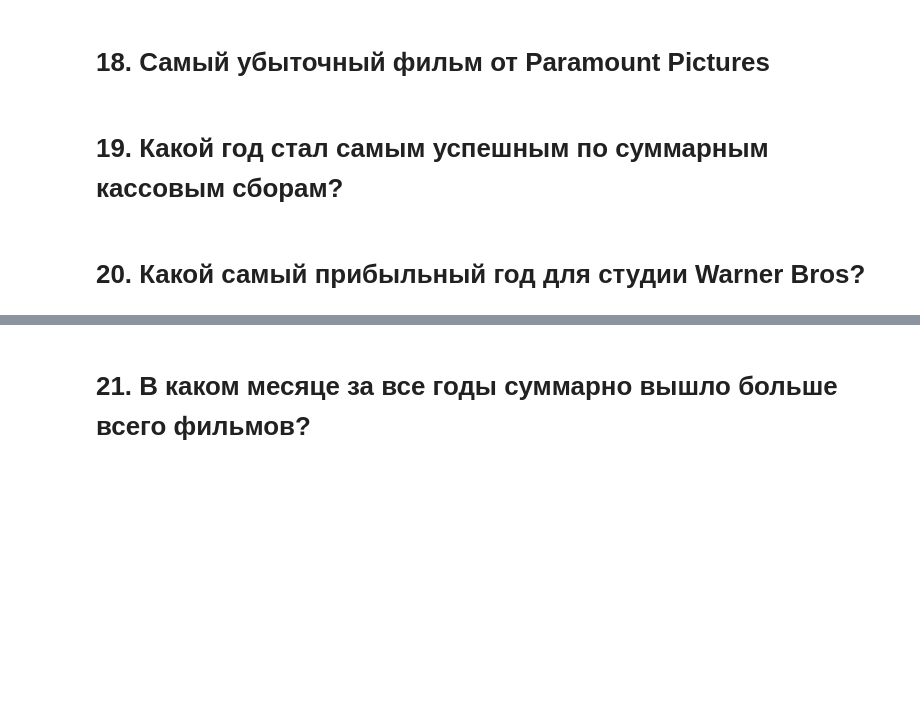
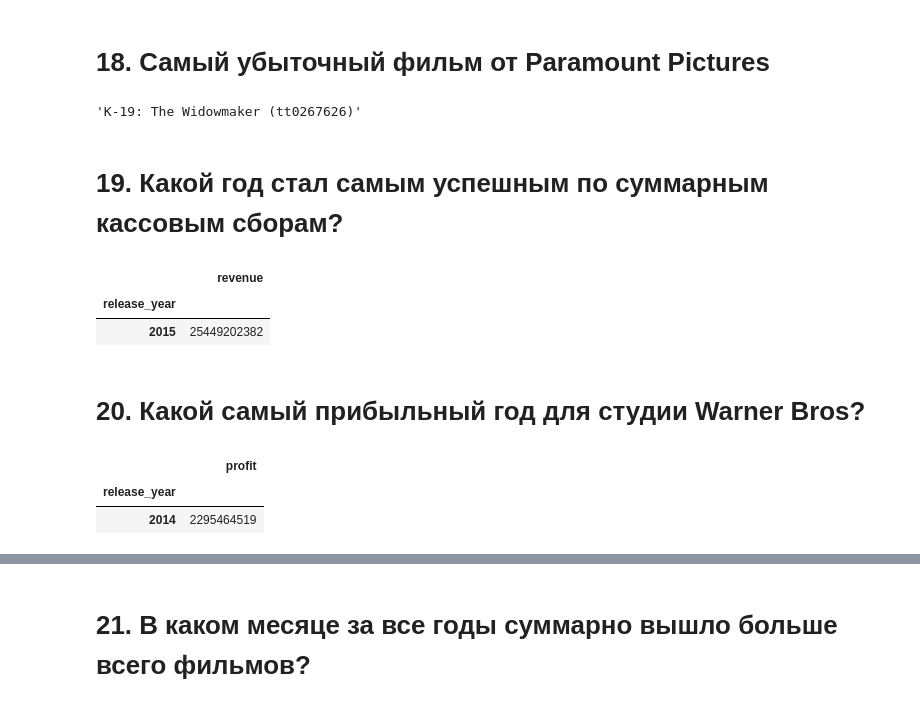
Before and after one commit to KYegres/DataScienceCourse, a Jupyter notebook: module_1/Movies_tasks.ipynb, the cells around one changed output, grey strips where cells are left out. Cells and saved outputs as stored; diff of their text form; code cells hidden in the pictures; blank space fills up the shorter version.

```diff
--- a/module_1/Movies_tasks.ipynb
+++ b/module_1/Movies_tasks.ipynb
@@ -314,2 +318,8 @@ Name: genres_array, dtype: int64
+# %%
+line_id = data[['production_companies_array', 'profit']].explode('production_companies_array').query(
+    'production_companies_array == "Paramount Pictures"')['profit'].idxmin()
+f"{data.iloc[line_id]['original_title']} ({data.iloc[line_id]['imdb_id']})"
+# %% [output]
+'K-19: The Widowmaker (tt0267626)'
 # %% [markdown]
 # 19. Какой год стал самым успешным по суммарным кассовым сборам?
@@ -316,2 +328,9 @@ Name: genres_array, dtype: int64
+# %%
+data[['release_year', 'revenue']].groupby('release_year').sum()\
+    .sort_values('release_year', ascending=False).head(1)
+# %% [output]
+|  | revenue |
+| release_year |  |
+| 2015 | 25449202382 |
 # %% [markdown]
 # 20. Какой самый прибыльный год для студии Warner Bros?
@@ -317,0 +339,8 @@ Name: genres_array, dtype: int64
+# %%
+data[['production_companies', 'profit', 'release_year']].query(
+    'production_companies.str.contains("Warner Bros")', engine='python').groupby(
+    'release_year').sum().sort_values('profit', ascending=False).head(1)
+# %% [output]
+|  | profit |
+| release_year |  |
+| 2014 | 2295464519 |
```
Also changed, not shown: parts of 35 cells of this notebook.
